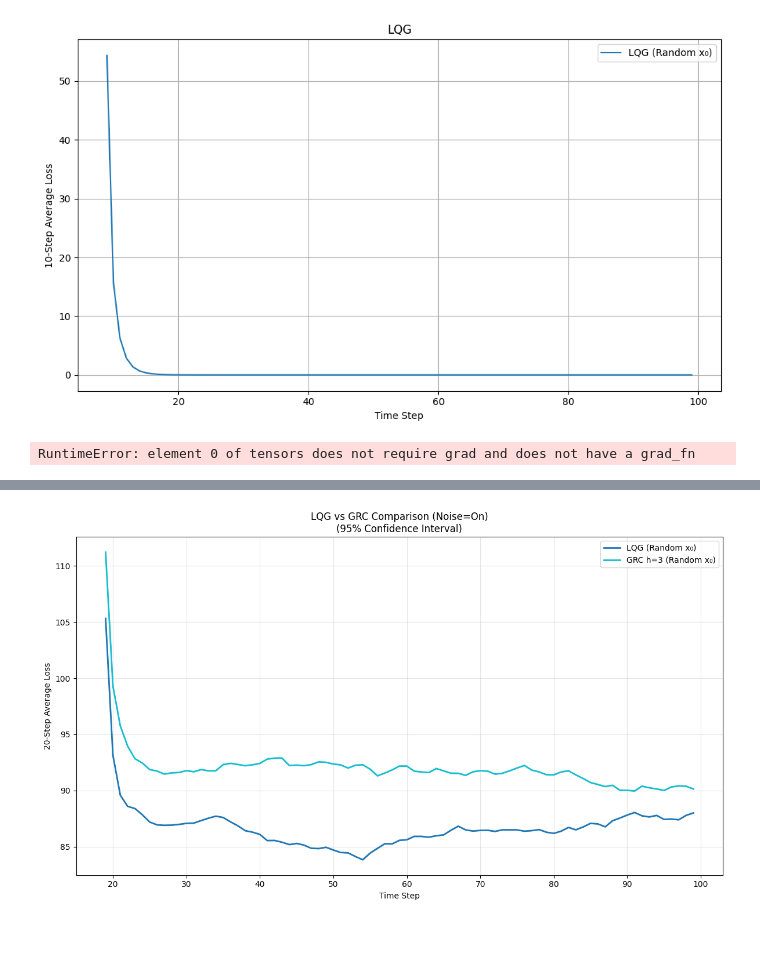
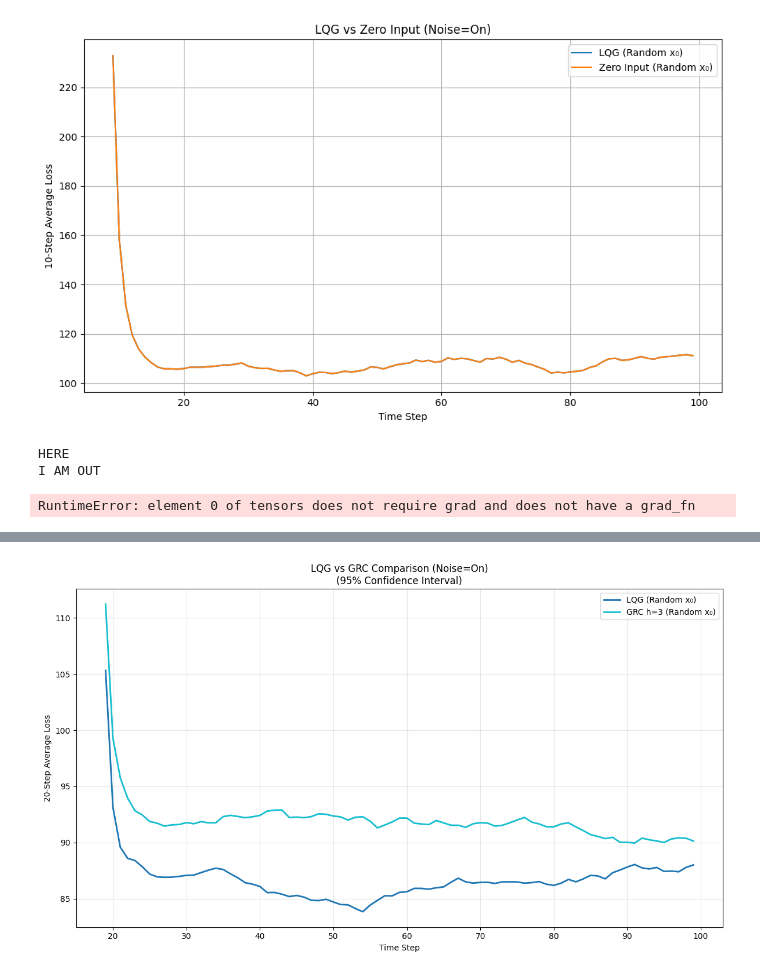
Before and after one commit to Sof0-0/spectral_control, a Jupyter notebook: new_tests.ipynb, the cells around one changed output, grey strips where cells are left out. Saved outputs shown, nothing was run; the diff lists cells and outputs as text; code cells hidden in the pictures; blank space fills up the shorter version.

```diff
--- a/new_tests.ipynb
+++ b/new_tests.ipynb
@@ -24,14 +27,14 @@ if torch.cuda.is_available():
 if __name__ == "__main__":
     # === CONFIGURATION ===
     torch.manual_seed(42)
-    d = 25  # hidden state dimension
+    d = 30  # hidden state dimension
     p = 25  # observation dimension @ 25
     n = 5   # control dimension @ 5
 
     T = 100  # time horizon
     window = 10  # moving average window
     num_trials = 100
-    add_noise = False  # toggle process noise
+    add_noise = True  # toggle process noise
     random_initial_state = True  # toggle between random and zero initial state
     device = torch.device("cuda" if torch.cuda.is_available() else "cpu")
 
@@ -85,42 +88,42 @@ if __name__ == "__main__":
         num_trials=num_trials
     )
 
     # Create a temporary controller to hold zero costs for plotting
     zero_controller = LQG(
         A=A_np,
         B=B_np,
         C=C_np,
         Q=Q,
         Q_obs=Q_obs_np,
         R=R_np,
         Q_noise=W_np,
         R_noise=V_np,
         T=T
     )
     zero_controller.losses = zero_costs
 
     # Plot results
     label = lambda b: 'Random x₀' if b else 'x₀ = 0'
 
     # Option to plot both LQG and Zero Input
-    """
+
     plot_loss_comparison(
         [lqg_controller, zero_controller],
         [f'LQG ({label(random_initial_state)})', f'Zero Input ({label(random_initial_state)})'],
         f"LQG vs Zero Input (Noise={'On' if add_noise else 'Off'})",
         window_size=window
     )
-    """
+
 
     # Plot just LQG performance
-    plot_loss_comparison(
-        [lqg_controller],
-        [f'LQG ({label(random_initial_state)})'],
-        f"LQG",
-        window_size=window
-    )
+    # plot_loss_comparison(
+    #     [lqg_controller],
+    #     [f'LQG ({label(random_initial_state)})'],
+    #     f"LQG",
+    #     window_size=window
+    # )
 # %% [output]
-[figure, old version]
+[figure, new version]
 # %%
 # FOR DSC TESTING
 
@@ -225,7 +228,9 @@ if __name__ == "__main__":
         window_size=window
     )
 # %% [output]
-RuntimeError: element 0 of tensors does not require grad and does not have a grad_fn
+HERE
+I AM OUT
+RuntimeError: element 0 of tensors does not require grad and does not have a grad_fn
 # %%
 if __name__ == "__main__":
     # === CONFIGURATION ===
```
Also changed, not shown: parts of 3 cells of this notebook, 4 other files.
